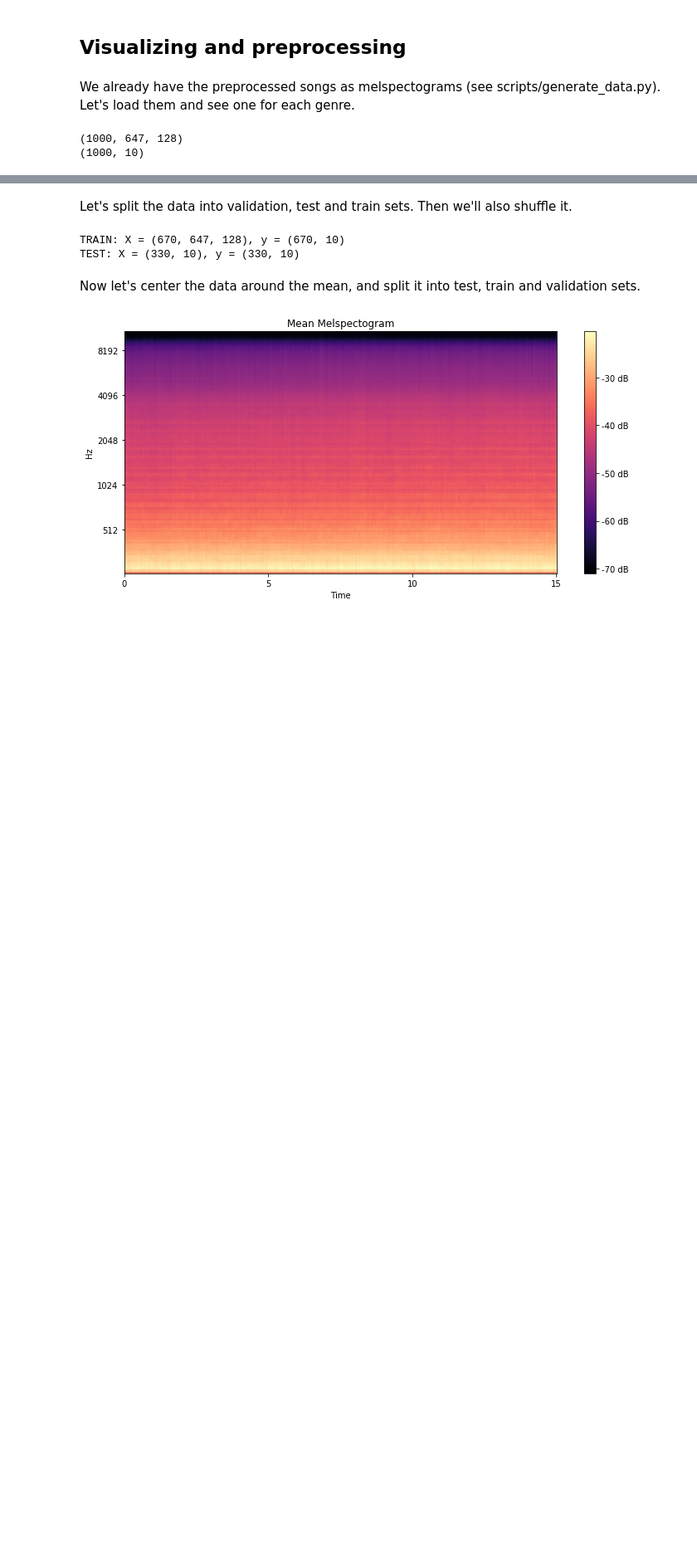
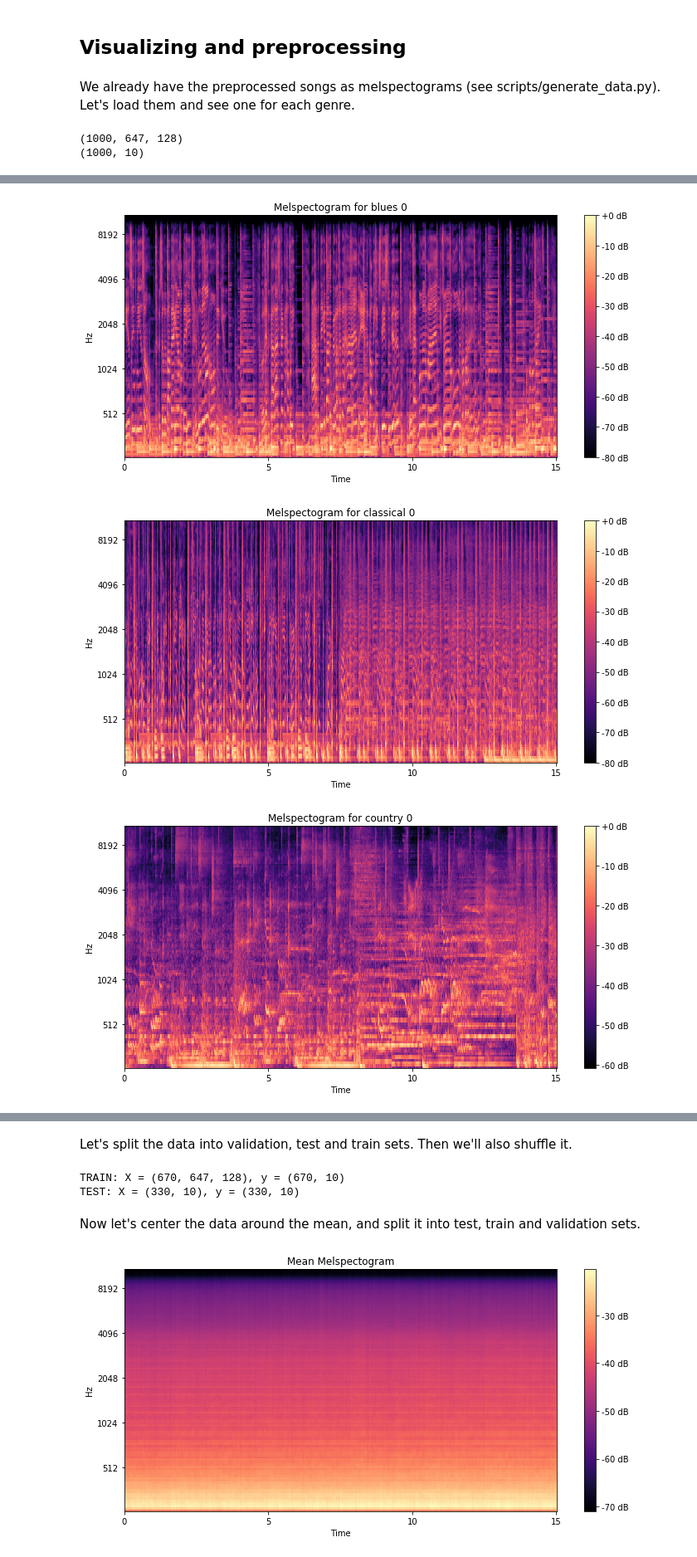
Before and after one commit to miguelfrde/stanford-cs231n, a Jupyter notebook: project/DeepMusicGenre.ipynb, the cells around one changed output, grey strips where cells are left out. Shown at 83% size. Cells and saved outputs as stored; diff of their text form; code cells hidden in the pictures; blank space fills up the shorter version.

```diff
--- a/project/DeepMusicGenre.ipynb
+++ b/project/DeepMusicGenre.ipynb
@@ -42,3 +36,7 @@ CLASSES = len(GTZAN_GENRES)
+# %%
+GTZAN_ROOT = 'datasets/genres'
+GTZAN_GENRES = ['blues', 'classical', 'country', 'disco', 'hiphop', 'jazz', 'metal', 'pop', 'reggae', 'rock']
+CLASSES = len(GTZAN_GENRES)
 # %%
 with open(os.path.join(GTZAN_ROOT, 'data.pickle'), 'rb') as f:
     X, y = pickle.load(f)
@@ -49,10 +47,10 @@ print(y.shape)
 (1000, 647, 128)
 (1000, 10)
 # %%
-for i, genre in enumerate(GTZAN_GENRES):
-    x = X[i*100, :, :]
+def plot_spectogram(x, tag=None):
     plt.figure(figsize=(10, 5))
     librosa.display.specshow(x.T, y_axis='mel', x_axis='time')
     plt.colorbar(format='%+2.0f dB')
-    plt.title('Melspectogram for ' + genre + ' 0')
-    plt.tight_layout()
+    if tag:
+        plt.title('Melspectogram for ' + genre + ' 0')
+        plt.tight_layout()
@@ -69,0 +57,7 @@ for i, genre in enumerate(GTZAN_GENRES):
+# %%
+for i, genre in enumerate(GTZAN_GENRES):
+    plot_spectogram(X[i*100, :, :], tag=genre)
+# %% [output]
+[figure, added]
+[figure, added]
+[figure, added]
```
Also changed, not shown: parts of 11 cells of this notebook, 4 other files.
